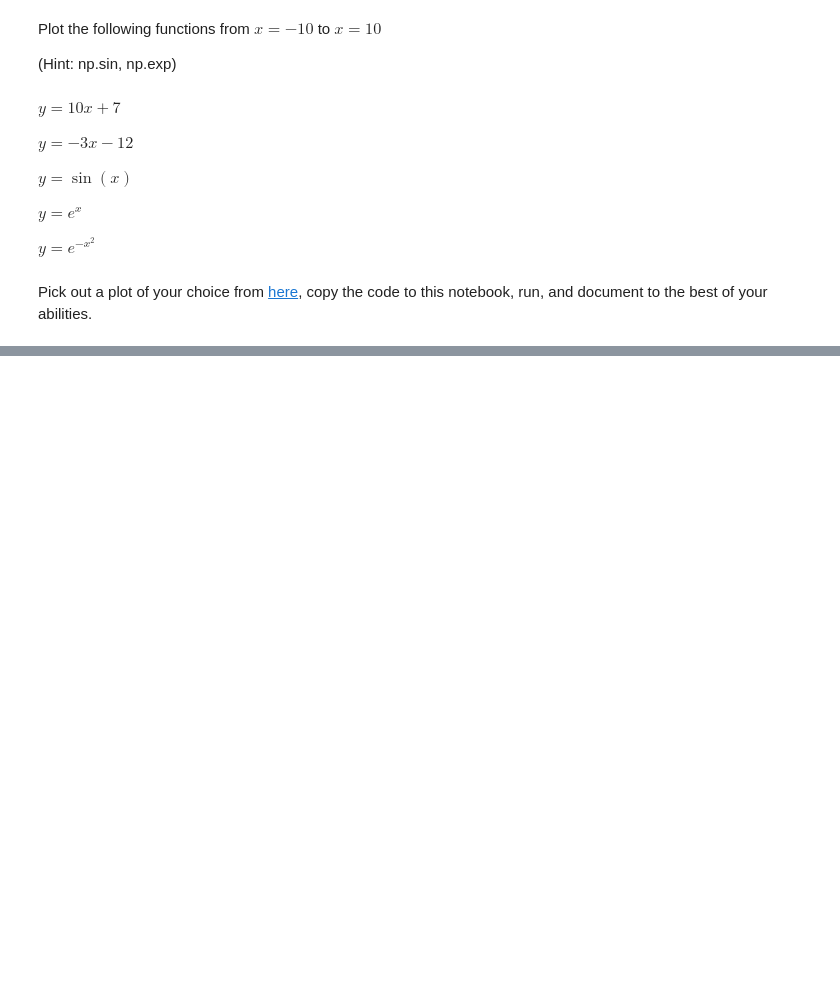
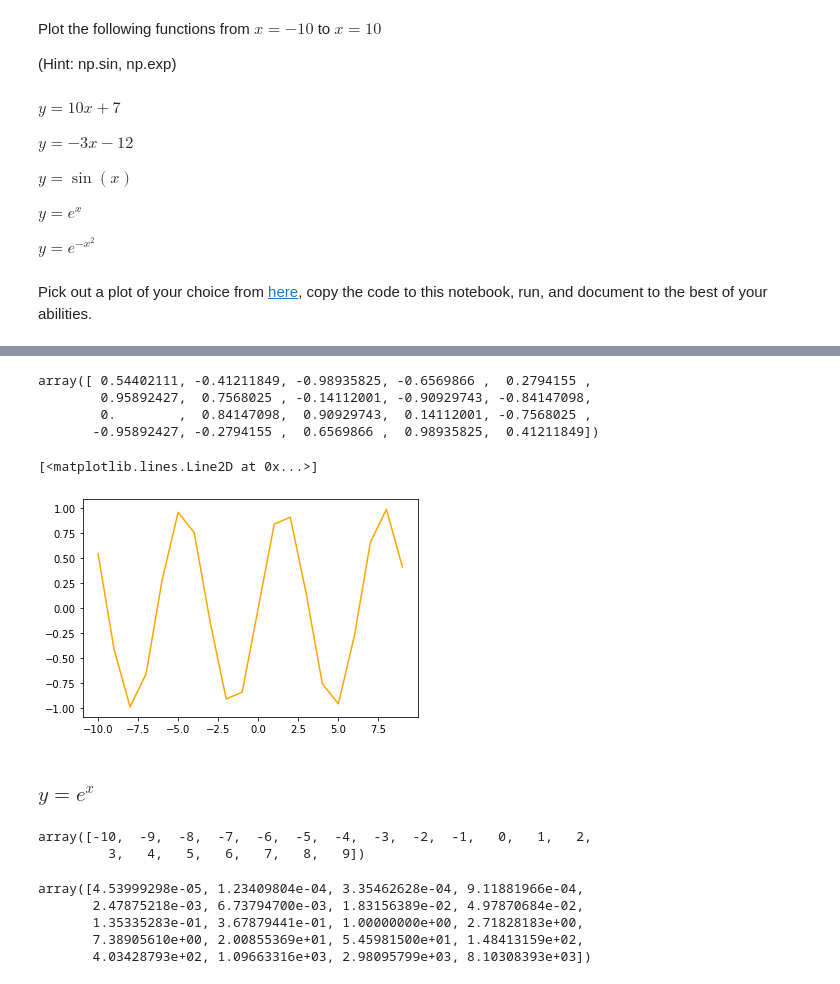
Before and after one commit to aavila2020/Data_sci, a Jupyter notebook: Adrian_Avila_Stats_2023_Lab_1.ipynb, the cells around one changed output, grey strips where cells are left out. Drawn from its saved outputs; the diff is of its cells as text; code cells hidden in the pictures; blank space fills up the shorter version.

```diff
--- a/Adrian_Avila_Stats_2023_Lab_1.ipynb
+++ b/Adrian_Avila_Stats_2023_Lab_1.ipynb
@@ -260,0 +323,14 @@ Pick out a plot of your choice from [here](https://matplotlib.org/stable/gallery
+# %%
+y
+# %% [output]
+array([ 0.54402111, -0.41211849, -0.98935825, -0.6569866 ,  0.2794155 ,
+        0.95892427,  0.7568025 , -0.14112001, -0.90929743, -0.84147098,
+        0.        ,  0.84147098,  0.90929743,  0.14112001, -0.7568025 ,
+       -0.95892427, -0.2794155 ,  0.6569866 ,  0.98935825,  0.41211849])
+# %%
+plt.plot(x,y,'orange')
+# %% [output]
+[<matplotlib.lines.Line2D at 0x...>]
+[figure, added]
+# %% [markdown]
+### $y=e^x$
@@ -260,0 +342,5 @@ Pick out a plot of your choice from [here](https://matplotlib.org/stable/gallery
+# %%
+x
+# %% [output]
+array([-10,  -9,  -8,  -7,  -6,  -5,  -4,  -3,  -2,  -1,   0,   1,   2,
+         3,   4,   5,   6,   7,   8,   9])
@@ -260,0 +349,8 @@ Pick out a plot of your choice from [here](https://matplotlib.org/stable/gallery
+# %%
+y
+# %% [output]
+array([4.53999298e-05, 1.23409804e-04, 3.35462628e-04, 9.11881966e-04,
+       2.47875218e-03, 6.73794700e-03, 1.83156389e-02, 4.97870684e-02,
+       1.35335283e-01, 3.67879441e-01, 1.00000000e+00, 2.71828183e+00,
+       7.38905610e+00, 2.00855369e+01, 5.45981500e+01, 1.48413159e+02,
+       4.03428793e+02, 1.09663316e+03, 2.98095799e+03, 8.10308393e+03])
```
Also changed, not shown: parts of 34 cells of this notebook.
